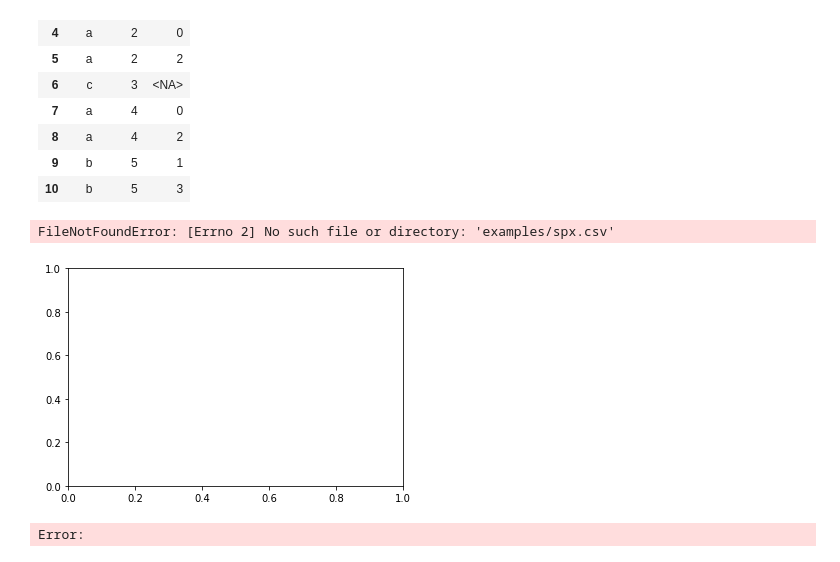
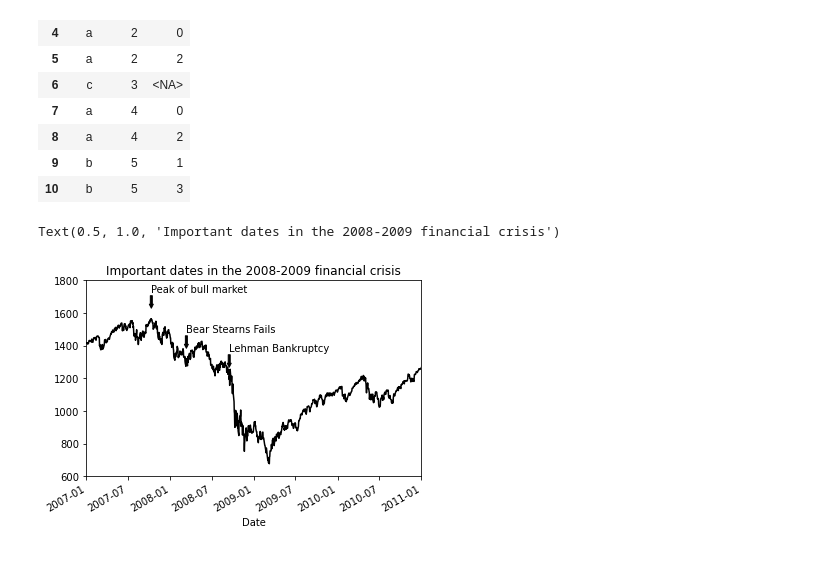
Before and after one commit to klao-thongchan/playground, a Jupyter notebook: learning/oreilly_python_for_dataanalysis.ipynb, the cells around one changed output. Cells and saved outputs as stored; diff of their text form; code cells hidden in the pictures.

Commit message:
fixed path

```diff
--- a/learning/oreilly_python_for_dataanalysis.ipynb
+++ b/learning/oreilly_python_for_dataanalysis.ipynb
@@ -377,34 +383,33 @@ pd.merge(df1, df2, on="key", how="left")
 # %%
 from datetime import datetime
 
 fig, ax = plt.subplots()
 
-csvfile = os.path.abspath(r"")
+csvfile = os.path.abspath(r"C:\datasets\spx.csv")
 
-data = pd.read_csv("examples/spx.csv", index_col=0, parse_dates=True)
+data = pd.read_csv(csvfile, index_col=0, parse_dates=True)
 spx = data["SPX"]
 
 spx.plot(ax=ax, color="black")
 
 crisis_data = [
     (datetime(2007, 10, 11), "Peak of bull market"),
     (datetime(2008, 3, 12), "Bear Stearns Fails"),
     (datetime(2008, 9, 15), "Lehman Bankruptcy")
 ]
 
 for date, label in crisis_data:
     ax.annotate(label, xy=(date, spx.asof(date) + 75),
                 xytext=(date, spx.asof(date) + 225),
                 arrowprops=dict(facecolor="black", headwidth=4, width=2,
                                 headlength=4),
                 horizontalalignment="left", verticalalignment="top")
 
 # Zoom in on 2007-2010
 ax.set_xlim(["1/1/2007", "1/1/2011"])
 ax.set_ylim([600, 1800])
 
 ax.set_title("Important dates in the 2008-2009 financial crisis")
 # %% [output]
-FileNotFoundError: [Errno 2] No such file or directory: 'examples/spx.csv'
+Text(0.5, 1.0, 'Important dates in the 2008-2009 financial crisis')
-[figure, old version]
+[figure, new version]
-Error:
```
Also changed, not shown: parts of 4 cells of this notebook.
